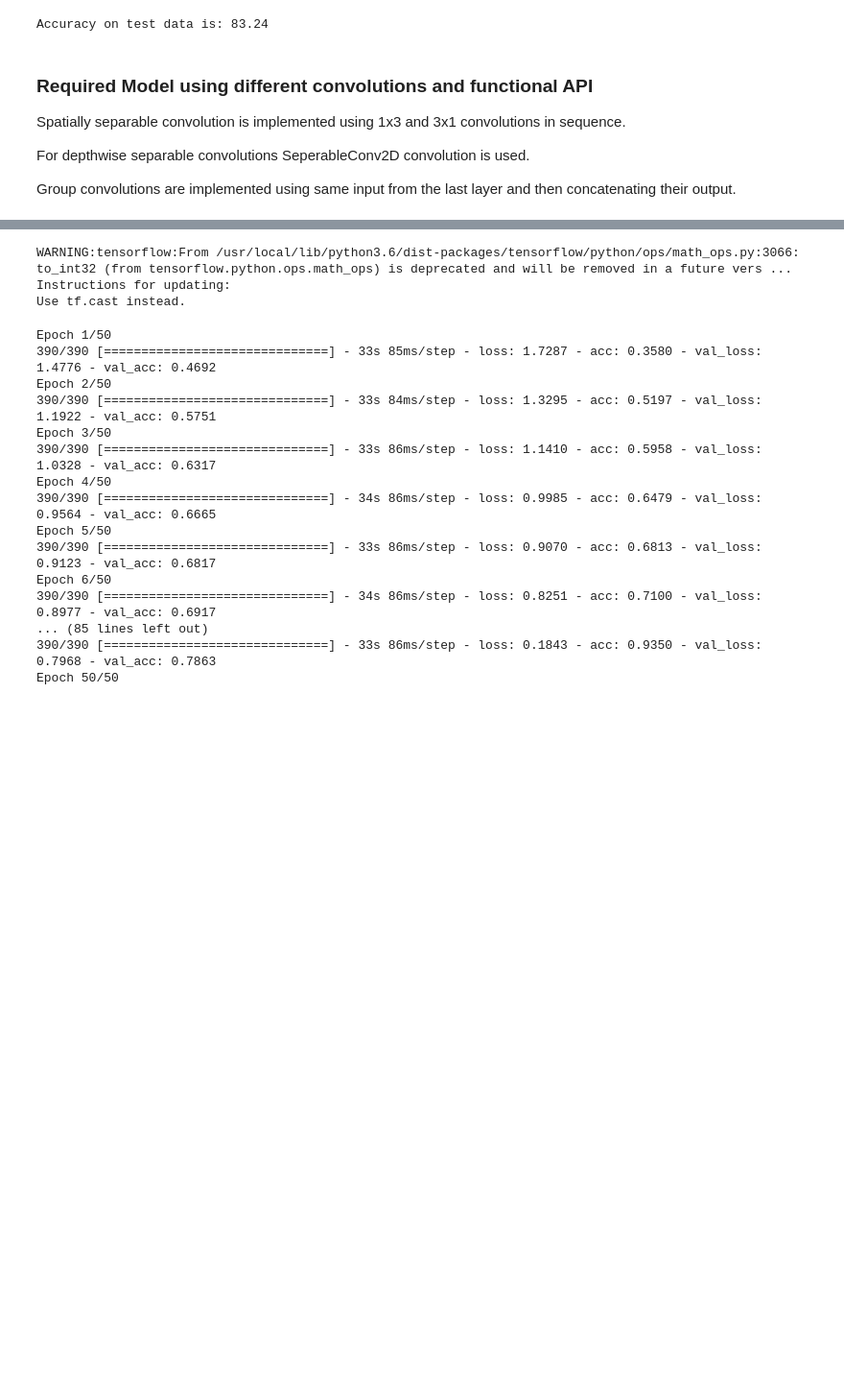
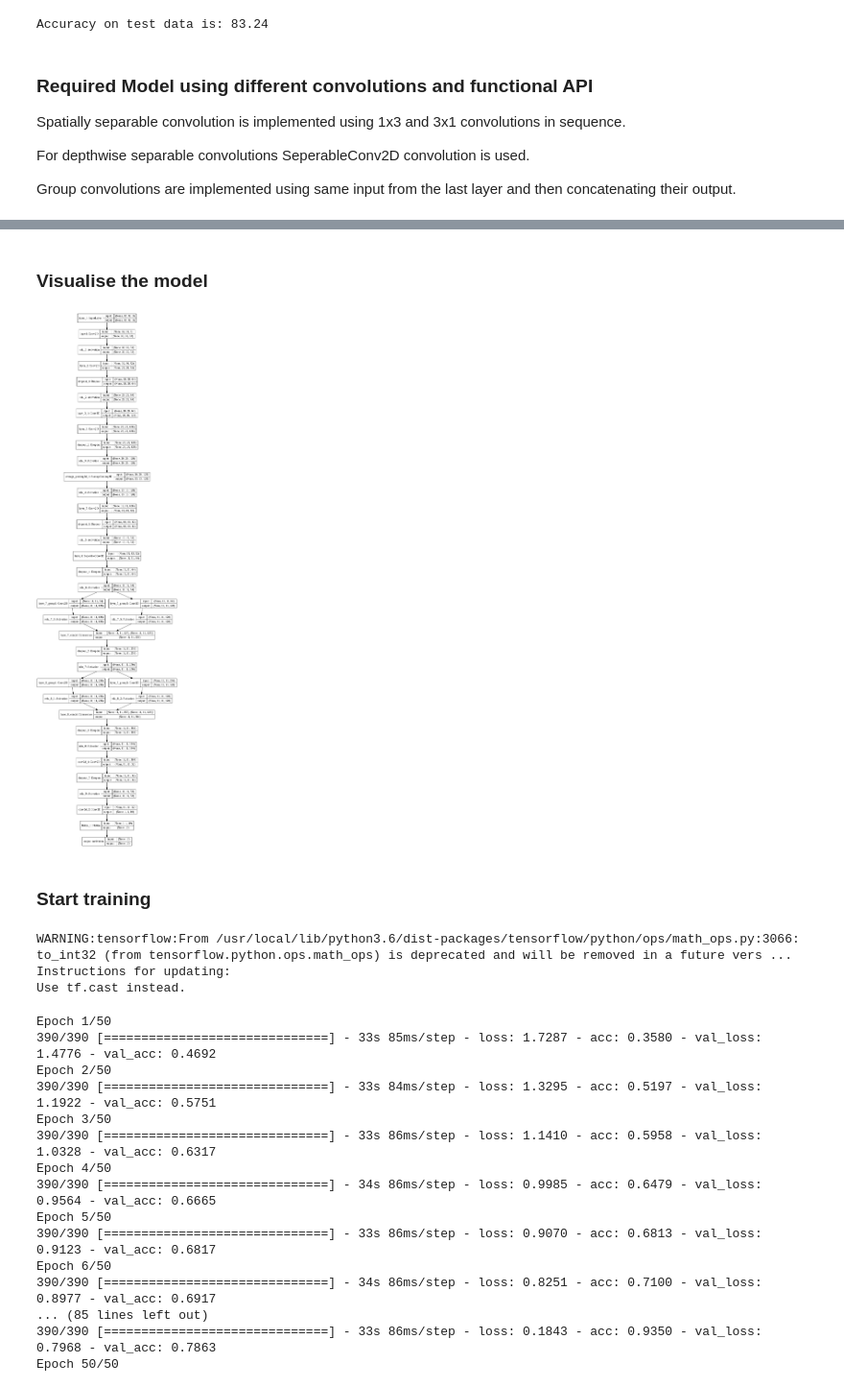
Before and after one commit to KrishnanandSingh/EVA, a Jupyter notebook: Project-6/Assignment_6B.ipynb, the cells around one changed output, grey strips where cells are left out. Shown: that part at 96% size. Saved outputs shown, nothing was run; the diff lists cells and outputs as text; code cells hidden in the pictures; blank space fills up the shorter version.

Commit message:
Add model visualisation

```diff
--- a/Project-6/Assignment_6B.ipynb
+++ b/Project-6/Assignment_6B.ipynb
@@ -279,6 +290,18 @@ Total params: 1,839,146
 Trainable params: 1,839,146
 Non-trainable params: 0
 __________________________________________________________________________________________________
+# %% [markdown]
+### Visualise the model
+# %%
+from IPython.display import Image
+from keras.utils.vis_utils import plot_model
+
+plot_model(model, to_file='model_plot.png', show_shapes=True, show_layer_names=True)
+Image(retina=True, filename='model_plot.png')
+# %% [output]
+[figure, added]
+# %% [markdown]
+### Start training
 # %%
 from keras.preprocessing.image import ImageDataGenerator
 
```
Also changed, not shown: parts of 3 cells of this notebook.
